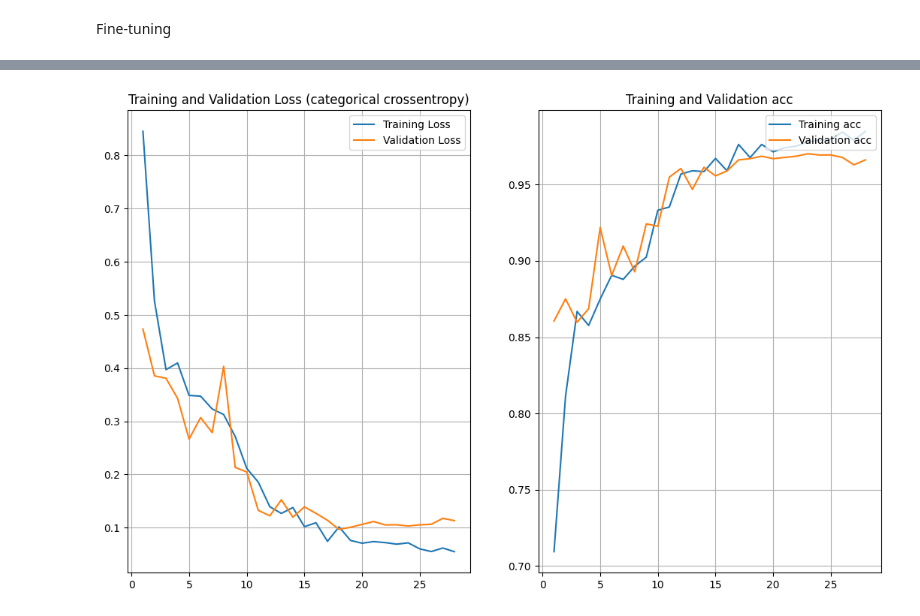
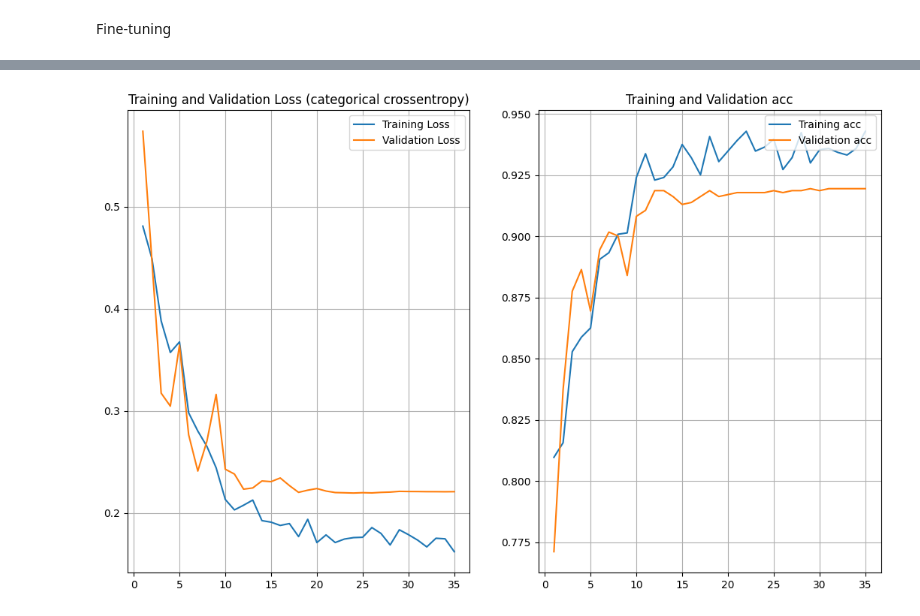
Before and after one commit to mvirgin/ECE-491, a Jupyter notebook: final.ipynb, the cells around one changed output, grey strips where cells are left out. Drawn from its saved outputs; the diff is of its cells as text; code cells hidden in the pictures.

```diff
--- a/final.ipynb
+++ b/final.ipynb
@@ -355,0 +369,22 @@ Epoch 28/35
+# %%
+ft_model.compile(loss='categorical_crossentropy',
+              optimizer=tf.keras.optimizers.Adam(),       #SGD(lr=1e-4, momentum=0.9)
+              metrics=['acc'])
+
+def ft_scheduler(epoch, lr):
+	initial_lrate = 1e-5
+	drop = 0.1
+	epochs_drop = 10
+	lrate = initial_lrate * math.pow(drop, math.floor((1+epoch)/epochs_drop))
+	return lrate
+
+ft_lr_schedule = LearningRateScheduler(ft_scheduler)
+
+ft_history = ft_model.fit(
+      train_generator,
+      steps_per_epoch=int(np.ceil(train_samples / float(BATCH_SIZE))),
+      epochs=35,
+      validation_data=validation_generator,
+      validation_steps=int(np.ceil(test_samples / float(BATCH_SIZE))),
+      callbacks = [cp, ft_lr_schedule],      #TODO add es back
+      verbose=1)
@@ -356,4 +409,4 @@ Epoch 28/35
 # %%
-plot_history(history, 0)
+plot_history(ft_history, 0)
 # %% [output]
-[figure, old version]
+[figure, new version]
```
Also changed, not shown: parts of 8 cells of this notebook, 1 other file.
